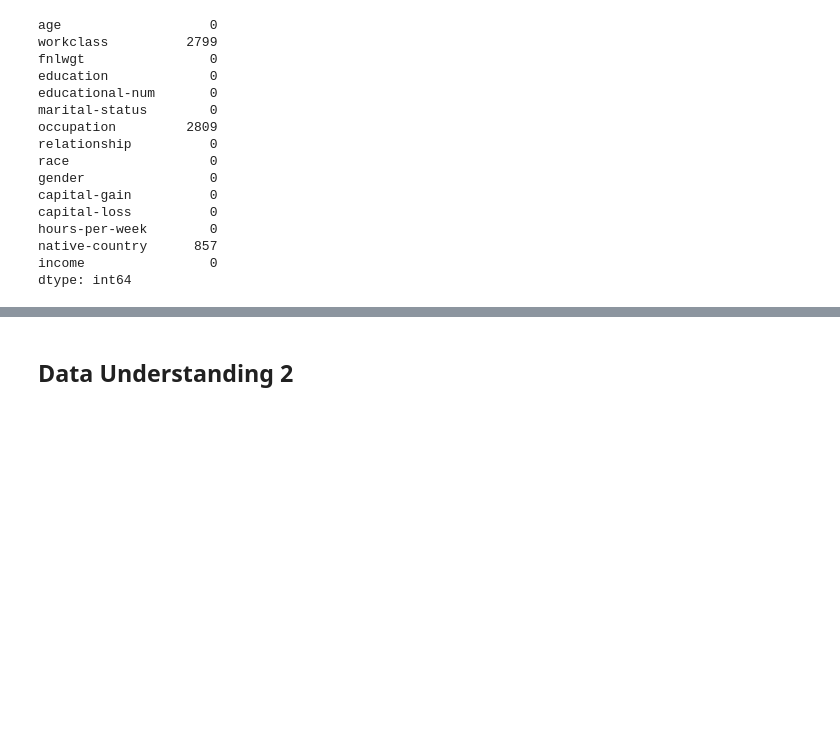
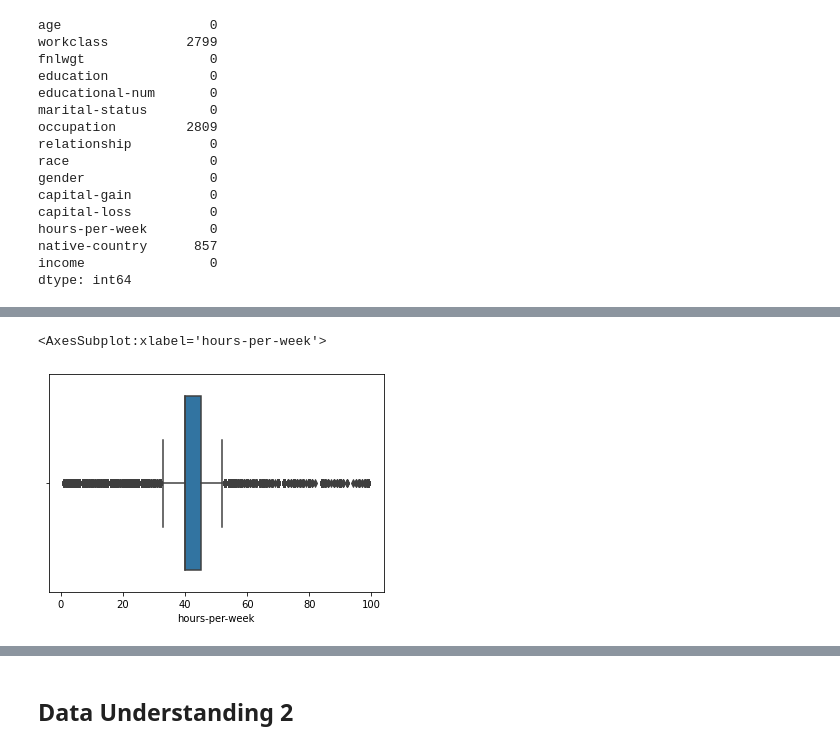
Before and after one commit to j-dominguez9/ML1_Proj1, a Jupyter notebook: Lab3/lab3.ipynb, the cells around one changed output, grey strips where cells are left out. Saved outputs shown, nothing was run; the diff lists cells and outputs as text; code cells hidden in the pictures; blank space fills up the shorter version.

```diff
--- a/Lab3/lab3.ipynb
+++ b/Lab3/lab3.ipynb
@@ -263,0 +319,5 @@ dtype: int64
+# %%
+sns.boxplot(df['hours-per-week'])
+# %% [output]
+<AxesSubplot:xlabel='hours-per-week'>
+[figure, added]
```
Also changed, not shown: parts of 21 cells of this notebook.
